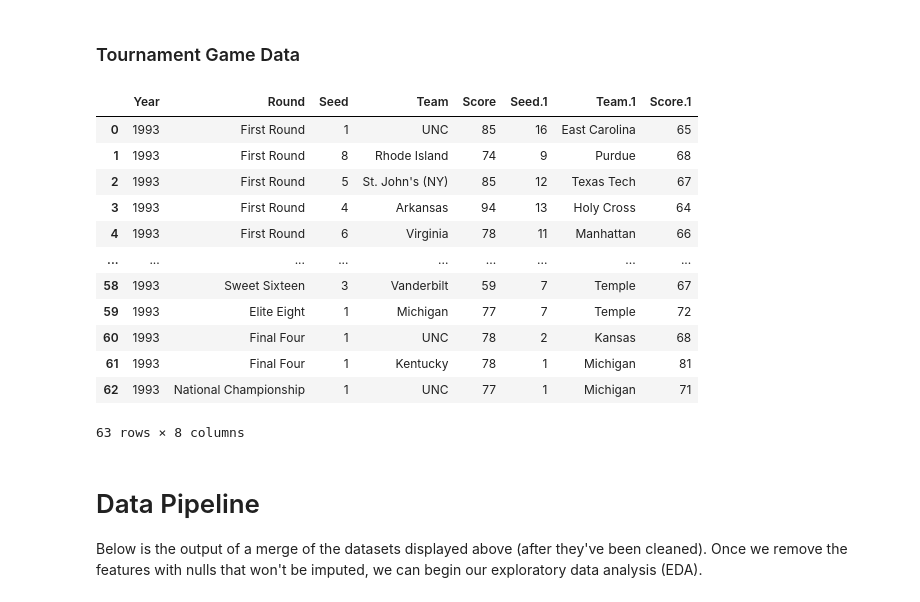
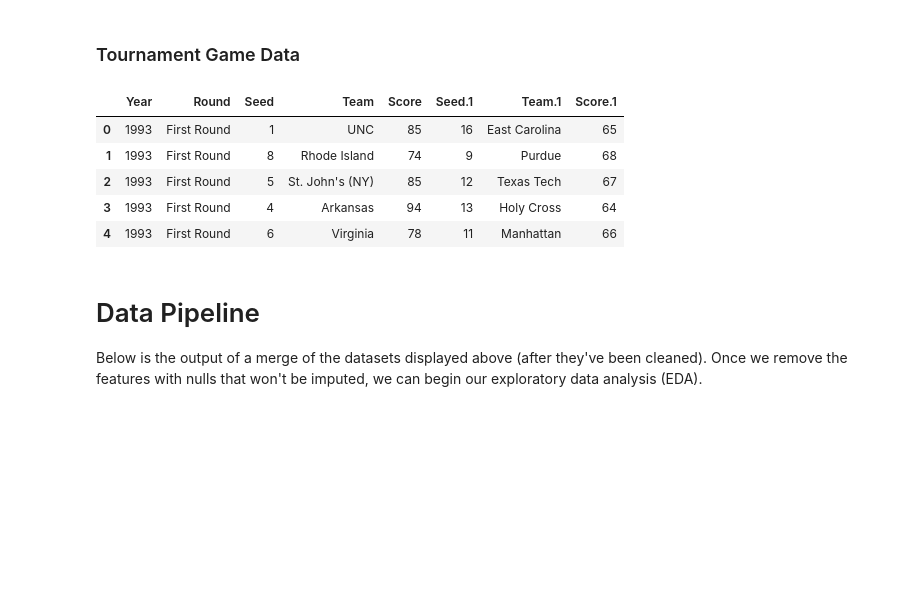
Before and after one commit to matthew-agard/March-Madness-Predictions, a Jupyter notebook: 2021/2021_March_Madness_Predictions.ipynb, the cells around one changed output. Cells and saved outputs as stored; diff of their text form; code cells hidden in the pictures; blank space fills up the shorter version.

```diff
--- a/2021/2021_March_Madness_Predictions.ipynb
+++ b/2021/2021_March_Madness_Predictions.ipynb
@@ -109,21 +114,16 @@ fetch.get_coach_data(url=f"https://www.sports-reference.com/cbb/seasons/{start_y
 # %% [markdown]
 ### Tournament Game Data
 # %%
-fetch.get_hist_bracket(url=f'https://www.sports-reference.com/cbb/postseason/{start_year}-ncaa.html', year=start_year)
+hist_bracket_df = fetch.get_hist_bracket(url=f'https://www.sports-reference.com/cbb/postseason/{start_year}-ncaa.html',
+                                         year=start_year)
+hist_bracket_df.head()
 # %% [output]
 |  | Year | Round | Seed | Team | Score | Seed.1 | Team.1 | Score.1 |
 | 0 | 1993 | First Round | 1 | UNC | 85 | 16 | East Carolina | 65 |
 | 1 | 1993 | First Round | 8 | Rhode Island | 74 | 9 | Purdue | 68 |
 | 2 | 1993 | First Round | 5 | St. John's (NY) | 85 | 12 | Texas Tech | 67 |
 | 3 | 1993 | First Round | 4 | Arkansas | 94 | 13 | Holy Cross | 64 |
 | 4 | 1993 | First Round | 6 | Virginia | 78 | 11 | Manhattan | 66 |
-| ... | ... | ... | ... | ... | ... | ... | ... | ... |
-| 58 | 1993 | Sweet Sixteen | 3 | Vanderbilt | 59 | 7 | Temple | 67 |
-| 59 | 1993 | Elite Eight | 1 | Michigan | 77 | 7 | Temple | 72 |
-| 60 | 1993 | Final Four | 1 | UNC | 78 | 2 | Kansas | 68 |
-| 61 | 1993 | Final Four | 1 | Kentucky | 78 | 1 | Michigan | 81 |
-| 62 | 1993 | National Championship | 1 | UNC | 77 | 1 | Michigan | 71 |
-63 rows × 8 columns
 # %% [markdown]
 # Data Pipeline
 
```
Also changed, not shown: parts of 23 cells of this notebook, 1 other file.
